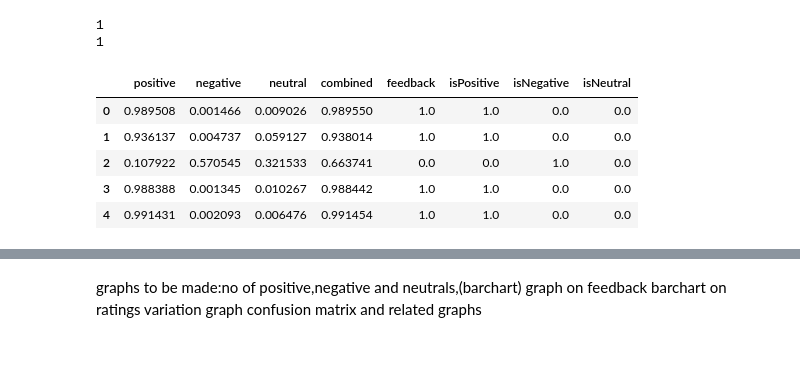
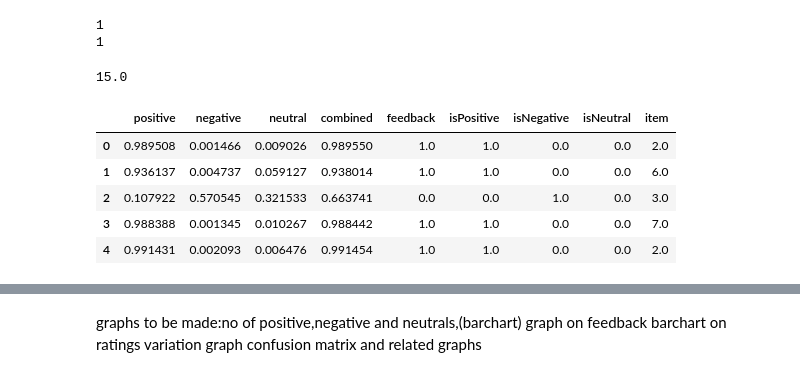
Before and after one commit to jgyfutub/Logical-Rhythm2023, a Jupyter notebook: anyanlptransformers.ipynb, the cells around one changed output, grey strips where cells are left out. Drawn from its saved outputs; the diff is of its cells as text; code cells hidden in the pictures.

```diff
--- a/anyanlptransformers.ipynb
+++ b/anyanlptransformers.ipynb
@@ -83,13 +85,20 @@ for i in train_data['verified_reviews']:
 # %% [output]
 1
 1
+# %%
+from sklearn.preprocessing import OrdinalEncoder
+ordinal_encoder = OrdinalEncoder()
+encoded_data = ordinal_encoder.fit_transform([[item] for item in train_data['variation']])
+print(max([i[0] for i in encoded_data]))
+# %% [output]
+15.0
 # %%
-new_dataframe=pd.DataFrame({"positive":pov_review,"negative":neg_review,"neutral":neu_review,"combined":com_review,"feedback":list(map(lambda x: float(x),train_data['feedback'])),"isPositive":pov_ratings,"isNegative":neg_ratings,"isNeutral":neu_ratings})
+new_dataframe=pd.DataFrame({"positive":pov_review,"negative":neg_review,"neutral":neu_review,"combined":com_review,"feedback":list(map(lambda x: float(x),train_data['feedback'])),"isPositive":pov_ratings,"isNegative":neg_ratings,"isNeutral":neu_ratings ,"item":[i[0] for i in encoded_data]})
 new_dataframe.head()
 # %% [output]
-|  | positive | negative | neutral | combined | feedback | isPositive | isNegative | isNeutral |
-| 0 | 0.989508 | 0.001466 | 0.009026 | 0.989550 | 1.0 | 1.0 | 0.0 | 0.0 |
-| 1 | 0.936137 | 0.004737 | 0.059127 | 0.938014 | 1.0 | 1.0 | 0.0 | 0.0 |
-| 2 | 0.107922 | 0.570545 | 0.321533 | 0.663741 | 0.0 | 0.0 | 1.0 | 0.0 |
-| 3 | 0.988388 | 0.001345 | 0.010267 | 0.988442 | 1.0 | 1.0 | 0.0 | 0.0 |
-| 4 | 0.991431 | 0.002093 | 0.006476 | 0.991454 | 1.0 | 1.0 | 0.0 | 0.0 |
+|  | positive | negative | neutral | combined | feedback | isPositive | isNegative | isNeutral | item |
+| 0 | 0.989508 | 0.001466 | 0.009026 | 0.989550 | 1.0 | 1.0 | 0.0 | 0.0 | 2.0 |
+| 1 | 0.936137 | 0.004737 | 0.059127 | 0.938014 | 1.0 | 1.0 | 0.0 | 0.0 | 6.0 |
+| 2 | 0.107922 | 0.570545 | 0.321533 | 0.663741 | 0.0 | 0.0 | 1.0 | 0.0 | 3.0 |
+| 3 | 0.988388 | 0.001345 | 0.010267 | 0.988442 | 1.0 | 1.0 | 0.0 | 0.0 | 7.0 |
+| 4 | 0.991431 | 0.002093 | 0.006476 | 0.991454 | 1.0 | 1.0 | 0.0 | 0.0 | 2.0 |
```
Also changed, not shown: parts of 20 cells of this notebook.
